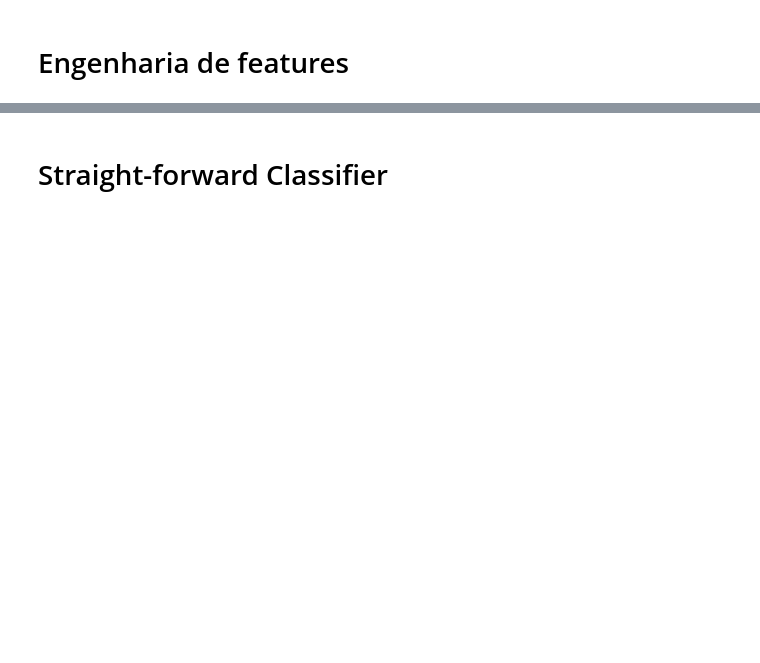
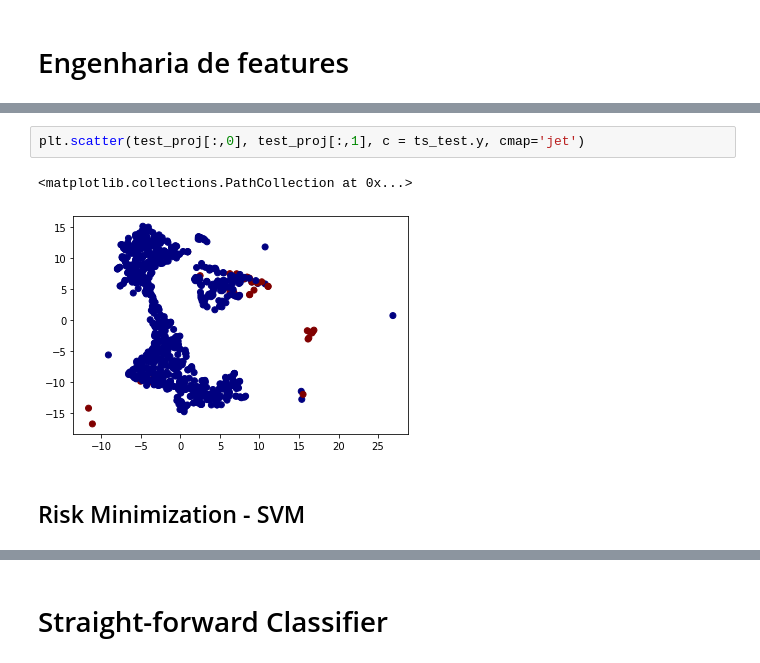
Before and after one commit to texsmv/mts_feature_learning, a Jupyter notebook: topicos_ia_tarefa.ipynb, the cells around one changed output, grey strips where cells are left out. Saved outputs shown, nothing was run; the diff lists cells and outputs as text; blank space fills up the shorter version.

```diff
--- a/topicos_ia_tarefa.ipynb
+++ b/topicos_ia_tarefa.ipynb
@@ -60,0 +69,7 @@ test_proj = model_vis.transform(ts_test.features)
+# %%
+plt.scatter(test_proj[:,0], test_proj[:,1], c = ts_test.y, cmap='jet')
+# %% [output]
+<matplotlib.collections.PathCollection at 0x...>
+[figure, added]
+# %% [markdown]
+## Risk Minimization - SVM
```
Also changed, not shown: parts of 24 cells of this notebook, 3 other files.
